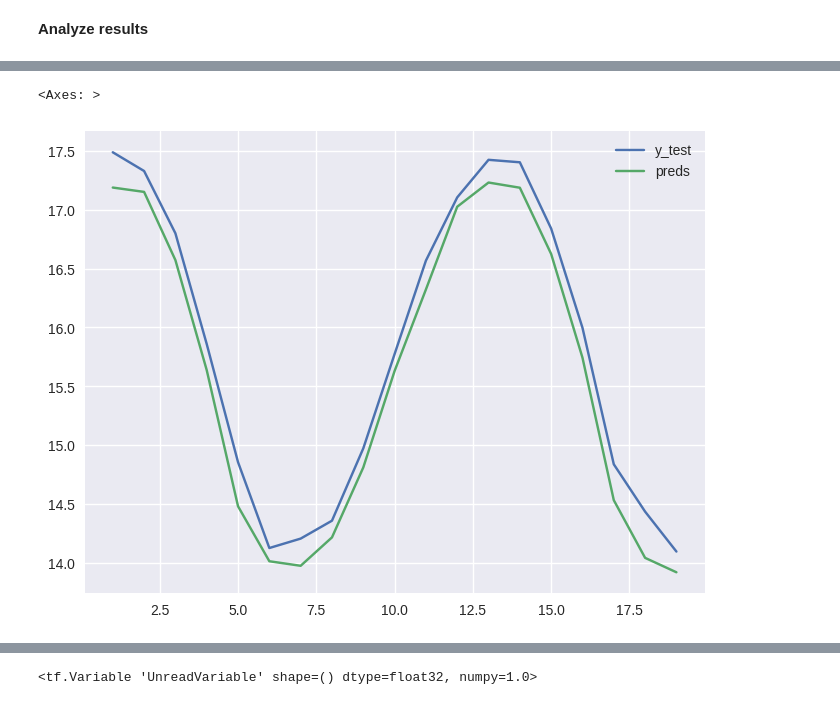
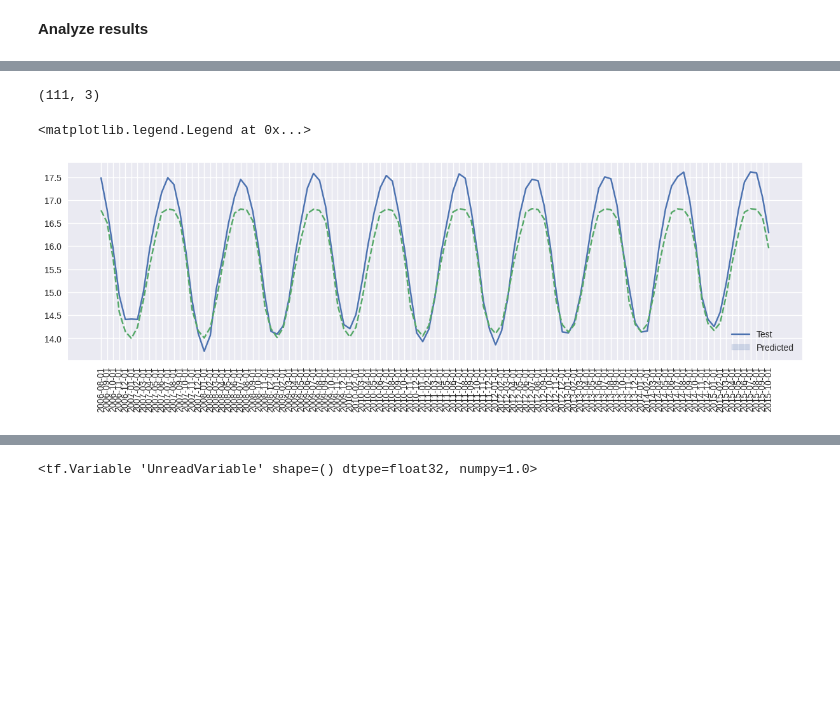
Before and after one commit to kentbutler/climate-data-model, a Jupyter notebook: src/TeamH_Project_Main.ipynb, the cells around one changed output, grey strips where cells are left out. Drawn from its saved outputs; the diff is of its cells as text; code cells hidden in the pictures; blank space fills up the shorter version.

Commit message:
checkpoint; process debugged; CV and results processor complete

```diff
--- a/src/TeamH_Project_Main.ipynb
+++ b/src/TeamH_Project_Main.ipynb
@@ -691,6 +723,19 @@ df_results
 # %%
-df_results.plot()
+df_results.shape
 # %% [output]
-<Axes: >
+(111, 3)
-[figure, removed]
+# %%
+# Plot results
+# max points - default to full set
+MAX_PTS=df_results.shape[0]
+#MAX_PTS=24
+fig, ax = plt.subplots(figsize=(12,4), layout="constrained")
+#plt.plot(y_test_vals, 'blue', linewidth=5)
+#plt.plot(preds,'r', linewidth=4)
+sns.lineplot(data=df_results[:MAX_PTS], ax=ax)
+ax.set_xticks(df_results.index[:MAX_PTS], labels=pred_dates[:MAX_PTS], rotation=90)
+plt.legend(('Test','Predicted'))
+# %% [output]
+<matplotlib.legend.Legend at 0x...>
+[figure, added]
 # %%
```
Also changed, not shown: parts of 54 cells of this notebook, 4 other files.
